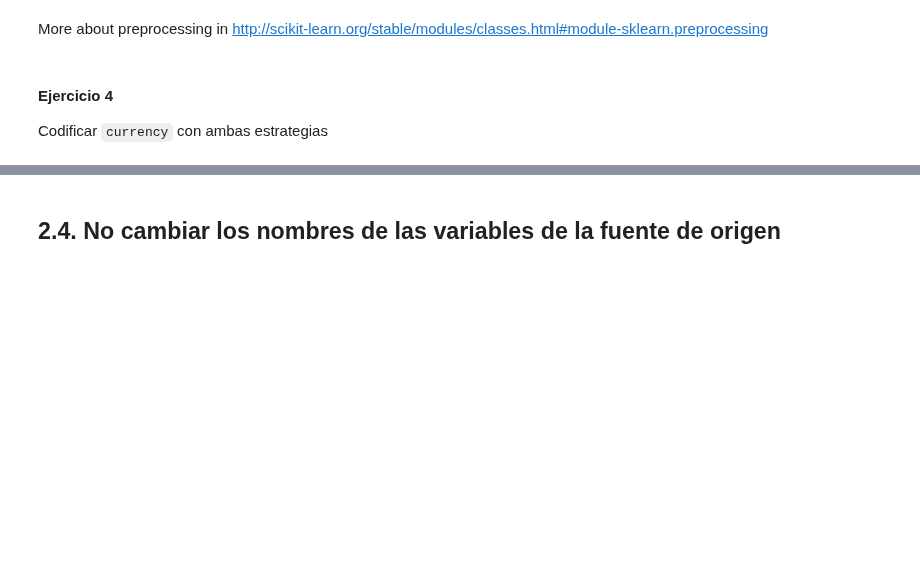
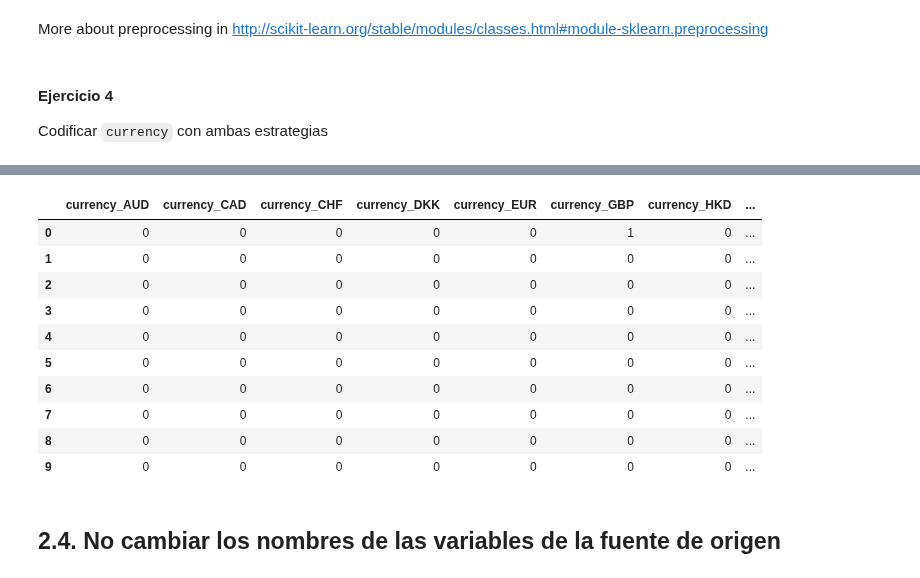
Before and after one commit to kevinsen/diplodatos-ayv-1, a Jupyter notebook: curacion/notebooks/Limpieza.ipynb, the cells around one changed output, grey strips where cells are left out. Drawn from its saved outputs; the diff is of its cells as text; code cells hidden in the pictures; blank space fills up the shorter version.

```diff
--- a/curacion/notebooks/Limpieza.ipynb
+++ b/curacion/notebooks/Limpieza.ipynb
@@ -852,0 +1006,6 @@ Codificar `currency` con ambas estrategias
+# %%
+column='currency'
+# Create a label (category) encoder object
+le = preprocessing.LabelEncoder()
+# Fit the encoder to the pandas column
+le.fit(kickstarter_2018[column])
@@ -852,0 +1033,4 @@ Codificar `currency` con ambas estrategias
+# %%
+# Apply the fitted encoder to the pandas column
+kickstarter_2018['currency'] = le.transform(kickstarter_2018['currency'])
+kickstarter_2018.head()
@@ -853,3 +1045,28 @@ Codificar `currency` con ambas estrategias
+# %%
+# volvemos a leer el dataset pq habiamos pisado currency
+# mejor no, porque al pisar deberiamos volver a cambiar el campo usd pledged por usd_pledged
+#kickstarter_2018 = pd.read_csv(BASE_DIR + "/input/kickstarter-projects/ks-projects-201801.csv")
+
+from sklearn.preprocessing import LabelBinarizer
+other_column = 'currency'
+
+lb = LabelBinarizer()
+
+lb_results = lb.fit_transform(kickstarter_2018[other_column])
+lb_results
+pd.DataFrame(lb_results, columns=((other_column + '_') + pd.Series(lb.classes_))).head(10)
+# %% [output]
+|  | currency_AUD | currency_CAD | currency_CHF | currency_DKK | currency_EUR | currency_GBP | currency_HKD | ... |
+| 0 | 0 | 0 | 0 | 0 | 0 | 1 | 0 | ... |
+| 1 | 0 | 0 | 0 | 0 | 0 | 0 | 0 | ... |
+| 2 | 0 | 0 | 0 | 0 | 0 | 0 | 0 | ... |
+| 3 | 0 | 0 | 0 | 0 | 0 | 0 | 0 | ... |
+| 4 | 0 | 0 | 0 | 0 | 0 | 0 | 0 | ... |
+| 5 | 0 | 0 | 0 | 0 | 0 | 0 | 0 | ... |
+| 6 | 0 | 0 | 0 | 0 | 0 | 0 | 0 | ... |
+| 7 | 0 | 0 | 0 | 0 | 0 | 0 | 0 | ... |
+| 8 | 0 | 0 | 0 | 0 | 0 | 0 | 0 | ... |
+| 9 | 0 | 0 | 0 | 0 | 0 | 0 | 0 | ... |
 # %% [markdown]
 ## 2.4. No cambiar los nombres de las variables de la fuente de origen
 # %% [markdown]
```
Also changed, not shown: parts of 44 cells of this notebook.
